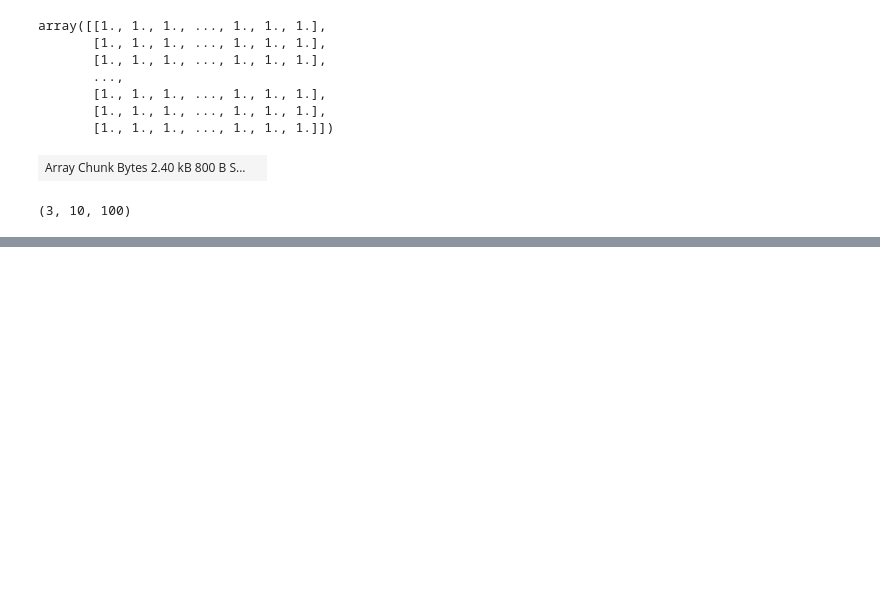
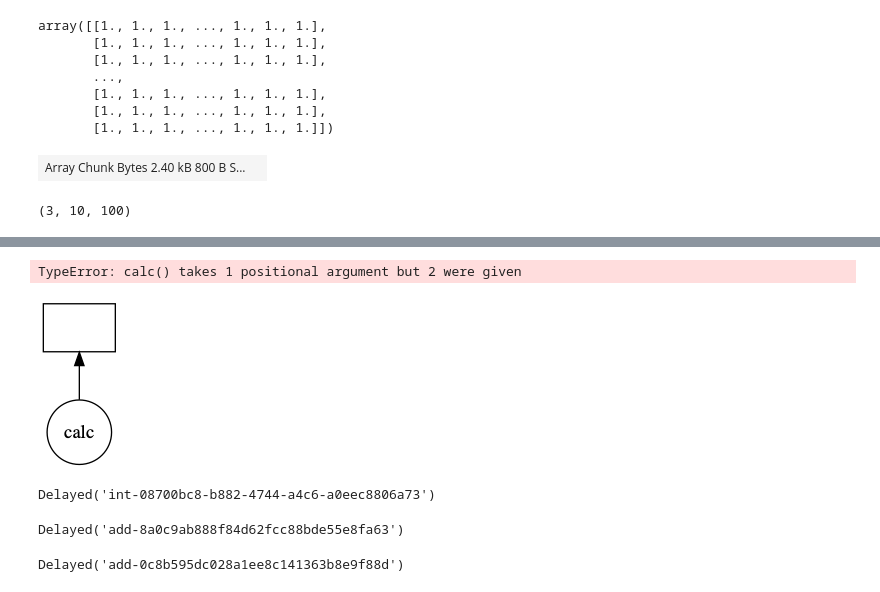
Before and after one commit to m-albert/MVRegFus, a Jupyter notebook: test_dct_weights.ipynb, the cells around one changed output, grey strips where cells are left out. Drawn from its saved outputs; the diff is of its cells as text; code cells hidden in the pictures; blank space fills up the shorter version.

```diff
--- a/test_dct_weights.ipynb
+++ b/test_dct_weights.ipynb
@@ -952,0 +1282,47 @@ x.blocks[:,].shape
+# %%
+Add.calc(2,3).compute()
+# %% [output]
+TypeError: calc() takes 1 positional argument but 2 were given
+# %%
+add.calc().visualize()
+# %% [output]
+[figure, added]
+# %%
+ad = Add(a,b)
+ad.a
+# %% [output]
+Delayed('int-08700bc8-b882-4744-a4c6-a0eec8806a73')
+# %%
+class Add():
+    def __init__(self, a, b):
+        self.a = a
+        self.b = b
+
+    @dask.delayed
+    def calc(self):
+        return self.a+self.b
+
+a = dask.delayed(1)
+b = dask.delayed(2)
+add = Add(a, b)
+add.calc().compute()
+# %% [output]
+Delayed('add-8a0c9ab888f84d62fcc88bde55e8fa63')
+# %%
+class Add():
+    def __init__(self, a, b):
+        self.a = a
+        self.b = b
+
+    @dask.delayed
+    def calc(self):
+        return self.a+self.b
+
+a = dask.delayed(1)
+b = dask.delayed(2)
+add = Add(1,2)
+add.a = a
+add.b = b
+add.calc().compute()
+# %% [output]
+Delayed('add-0c8b595dc028a1ee8c141363b8e9f88d')
```
Also changed, not shown: parts of 31 cells of this notebook, 2 other files.
